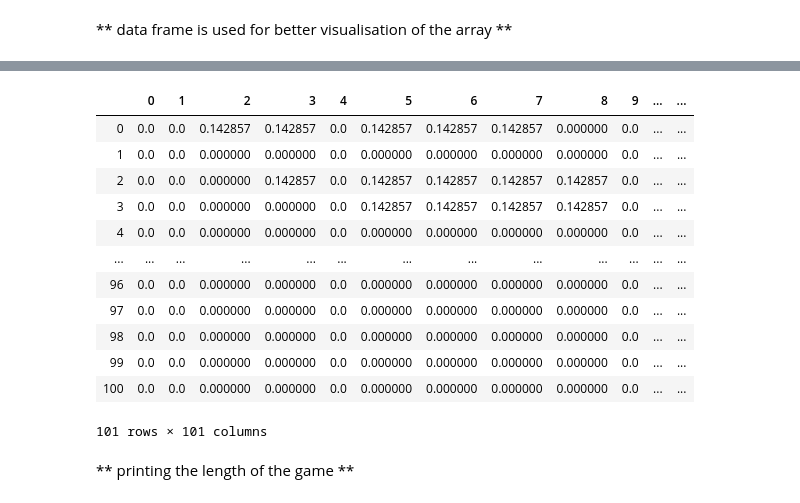
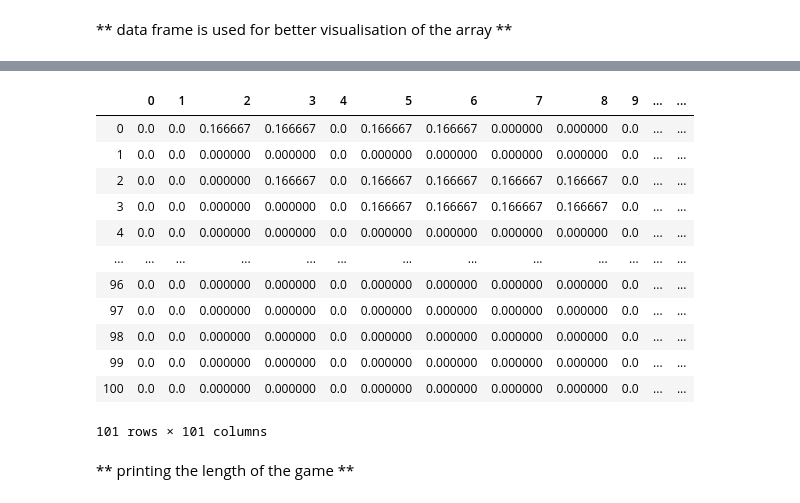
Before and after one commit to tonnyhideyori/algo_thesis, a Jupyter notebook: markov.ipynb, the cells around one changed output, grey strips where cells are left out. Saved outputs shown, nothing was run; the diff lists cells and outputs as text; code cells hidden in the pictures.

```diff
--- a/markov.ipynb
+++ b/markov.ipynb
@@ -25,8 +25,8 @@ please enter size of the board
 M = np.zeros((state, state), dtype=float)
 # %%
 #list of snakes and ladder
-ladders = [[1,38],[4,14],[9,31],[21,42],[28,84],[36,44],[51,67],[71,91],[80,100]]
-snakes = [[16,6],[47,26],[49,11],[56,53],[62,19],[64,60],[87,24],[93,73],[95,75],[98,78]]
+snakes_ladders = [[1,38],[4,14],[9,31],[21,42],[28,84],[36,44],[51,67],[71,91],[80,100],[16,6],[47,26],[49,11],[56,53],[62,19],[64,60],[87,24],[93,73],[95,75],[98,78]]
+#snakes = [[16,6],[47,26],[49,11],[56,53],[62,19],[64,60],[87,24],[93,73],[95,75],[98,78]]
 # %% [markdown]
 ### function for forming a transition matrix
 # %%
@@ -44,18 +44,13 @@ def transition_matrix1(dice,board,state):
 ### function for transition matrix with snakes and ladders
 # %%
 #transition matrix with  snake and ladder
-def snake_ladder(snakes,ladders,state):
+def snake_ladder(snakes,state):
     for i in range(0,state):
         for snake in snakes:
             if i < snake[0]:
                 M[i, snake[1]] = M[i, snake[1]] + M[i, snake[0]]
             M[snake[0], i] = 0
             M[i, snake[0]] = 0
-        for ladder in ladders:
-            if i < ladder[0]:
-                M[i, ladder[1]] = M[i, ladder[1]] + M[i, ladder[0]]
-            M[ladder[0], i] = 0
-            M[i, ladder[0]] = 0
 # %% [markdown]
 ### function to calcutale the average expected length of the game snakes and ladders
 # %%
@@ -88,15 +83,15 @@ df
 | 100 | 0.0 | 0.000000 | 0.000000 | 0.000000 | 0.000000 | 0.000000 | 0.000000 | 0.000000 | 0.000000 | 0.000000 | ... | ... |
 101 rows × 101 columns
 # %%
-snake_ladder(snakes,ladders,state)
+snake_ladder(snakes_ladders,state)
 df=pd.DataFrame(M)
 df
 # %% [output]
 |  | 0 | 1 | 2 | 3 | 4 | 5 | 6 | 7 | 8 | 9 | ... | ... |
-| 0 | 0.0 | 0.0 | 0.142857 | 0.142857 | 0.0 | 0.142857 | 0.142857 | 0.142857 | 0.000000 | 0.0 | ... | ... |
+| 0 | 0.0 | 0.0 | 0.166667 | 0.166667 | 0.0 | 0.166667 | 0.166667 | 0.000000 | 0.000000 | 0.0 | ... | ... |
 | 1 | 0.0 | 0.0 | 0.000000 | 0.000000 | 0.0 | 0.000000 | 0.000000 | 0.000000 | 0.000000 | 0.0 | ... | ... |
-| 2 | 0.0 | 0.0 | 0.000000 | 0.142857 | 0.0 | 0.142857 | 0.142857 | 0.142857 | 0.142857 | 0.0 | ... | ... |
-| 3 | 0.0 | 0.0 | 0.000000 | 0.000000 | 0.0 | 0.142857 | 0.142857 | 0.142857 | 0.142857 | 0.0 | ... | ... |
+| 2 | 0.0 | 0.0 | 0.000000 | 0.166667 | 0.0 | 0.166667 | 0.166667 | 0.166667 | 0.166667 | 0.0 | ... | ... |
+| 3 | 0.0 | 0.0 | 0.000000 | 0.000000 | 0.0 | 0.166667 | 0.166667 | 0.166667 | 0.166667 | 0.0 | ... | ... |
 | 4 | 0.0 | 0.0 | 0.000000 | 0.000000 | 0.0 | 0.000000 | 0.000000 | 0.000000 | 0.000000 | 0.0 | ... | ... |
 | ... | ... | ... | ... | ... | ... | ... | ... | ... | ... | ... | ... | ... |
 | 96 | 0.0 | 0.0 | 0.000000 | 0.000000 | 0.0 | 0.000000 | 0.000000 | 0.000000 | 0.000000 | 0.0 | ... | ... |
```
Also changed, not shown: parts of 2 cells of this notebook, 2 other files.
